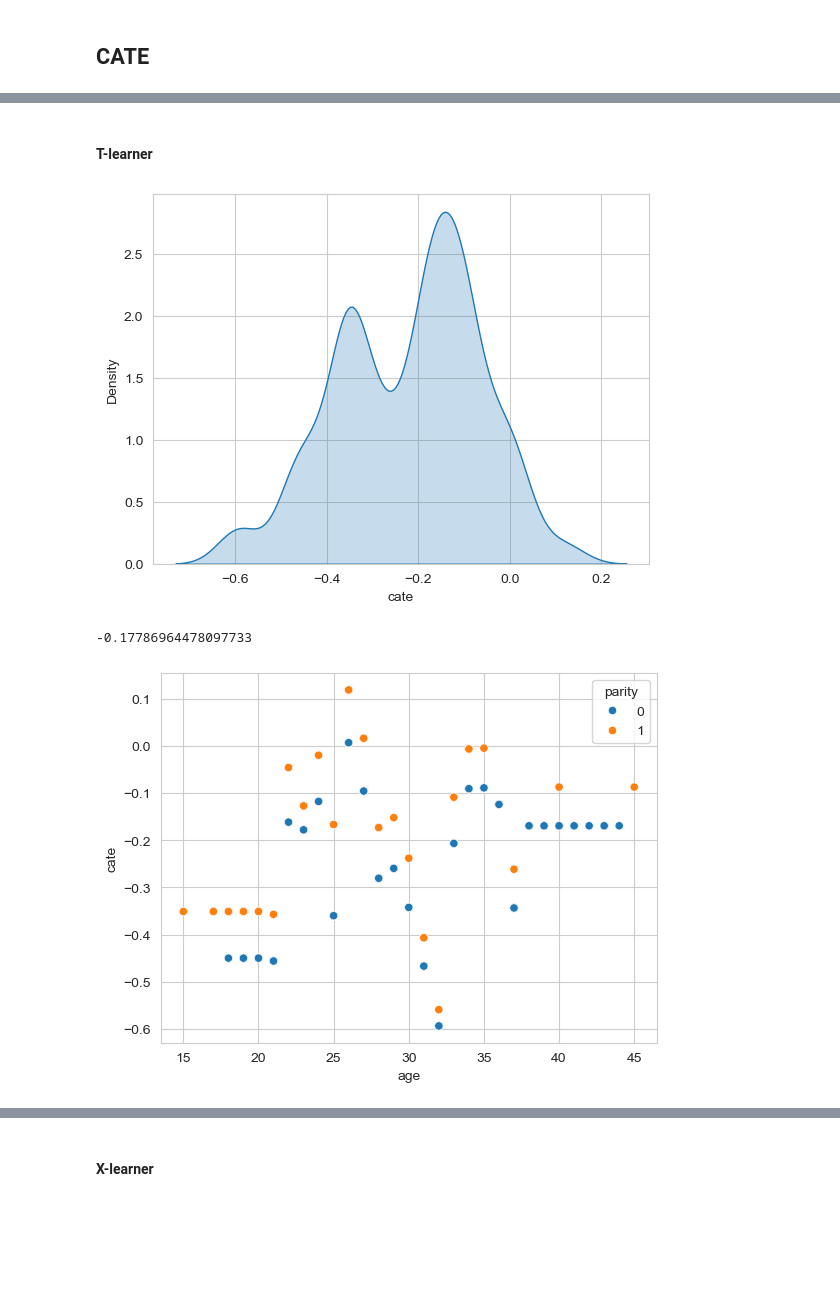
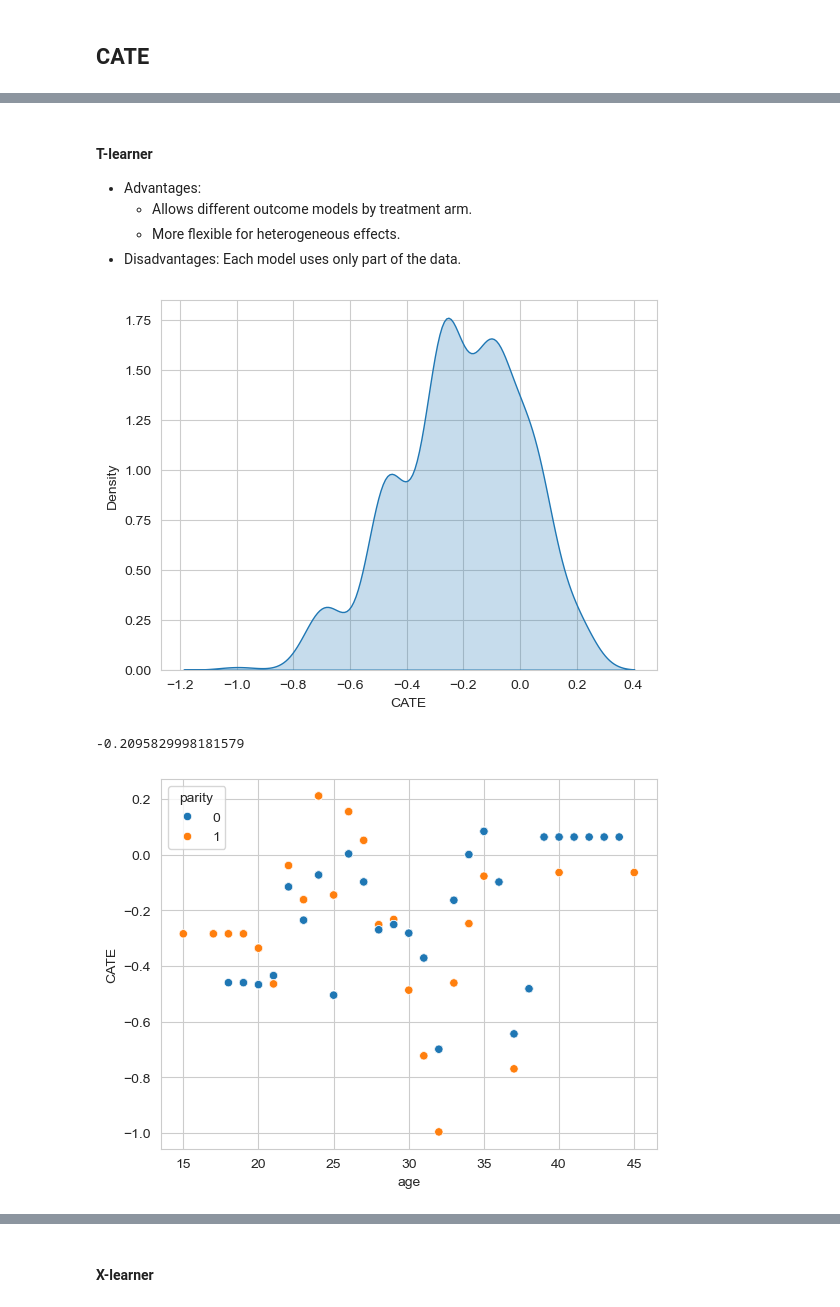
Before and after one commit to marcadella/causality_course, a Jupyter notebook: notebook.ipynb, the cells around one changed output, grey strips where cells are left out. Drawn from its saved outputs; the diff is of its cells as text; code cells hidden in the pictures; blank space fills up the shorter version.

```diff
--- a/notebook.ipynb
+++ b/notebook.ipynb
@@ -166,3 +160 @@ There is very little disparity in the propensity scores, so there might not be m
-# %%
-df["ps"] = ps_score
 # %% [markdown]
@@ -317,29 +394,36 @@ analyze(train_pred, test_pred)
 # %% [markdown]
 #### T-learner
+
+- Advantages:
+  - Allows different outcome models by treatment arm.
+  - More flexible for heterogeneous effects.
+- Disadvantages: Each model uses only part of the data.
 # %%
-m0 = HistGradientBoostingRegressor(max_depth=3, min_samples_leaf=30, max_leaf_nodes=5)
+m0 = HistGradientBoostingRegressor(max_depth=None, min_samples_leaf=10, max_leaf_nodes=5)
 #m0 = Pipeline([
 #    ("poly", PolynomialFeatures(degree=5, include_bias=False)),
 #    ("regressor", Ridge(alpha=1.0))
 #])
-m0.fit(train[X+[T]], train[Y]);
+m0.fit(train[X+[T]], train[Y])
 
-m1 = HistGradientBoostingRegressor(max_depth=3, min_samples_leaf=30, max_leaf_nodes=5)
+m1 = HistGradientBoostingRegressor(max_depth=None, min_samples_leaf=10, max_leaf_nodes=5)
 #m1 = Pipeline([
 #    ("poly", PolynomialFeatures(degree=5, include_bias=False)),
 #    ("regressor", Ridge(alpha=1.0))
 #])
-m1.fit(train[X+[T]], train[Y]);
+m1.fit(train[X+[T]], train[Y])
 
-m0.fit(train.query(f"{T}==0")[X], train.query(f"{T}==0")[Y])
-m1.fit(train.query(f"{T}==1")[X], train.query(f"{T}==1")[Y])
+train_0 = train[train[T] == 0]
+train_1 = train[train[T] == 1]
+m0.fit(train_0[X], train_0[Y])
+m1.fit(train_1[X], train_1[Y])
 
 # estimate the CATE
-train_pred = train.assign(cate=m1.predict(train[X]) - m0.predict(train[X]))
-test_pred = test.assign(cate=m1.predict(test[X]) - m0.predict(test[X]))
+train_pred = train.assign(CATE=m1.predict(train[X]) - m0.predict(train[X]))
+test_pred = test.assign(CATE=m1.predict(test[X]) - m0.predict(test[X]))
 
 analyze(train_pred, test_pred)
 # %% [output]
-[figure, old version]
+[figure, new version]
--0.17786964478097733
+-0.2095829998181579
-[figure, old version]
+[figure, new version]
```
Also changed, not shown: parts of 41 cells of this notebook.
